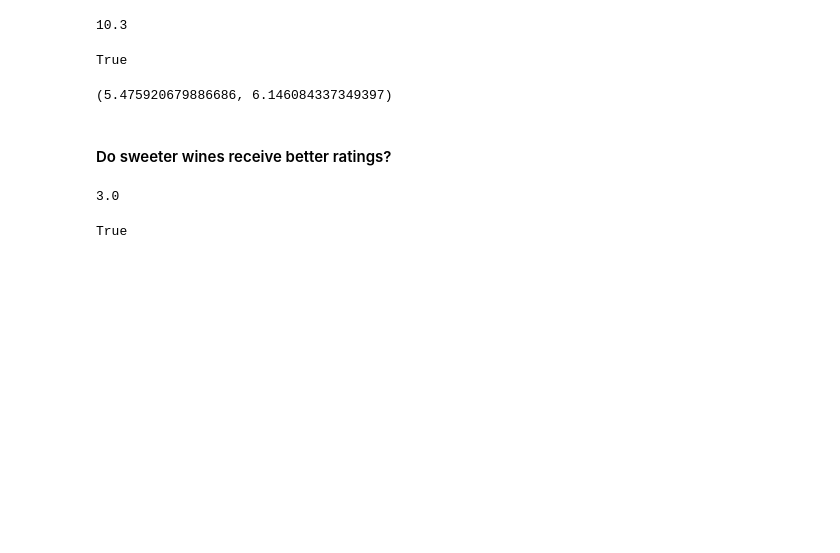
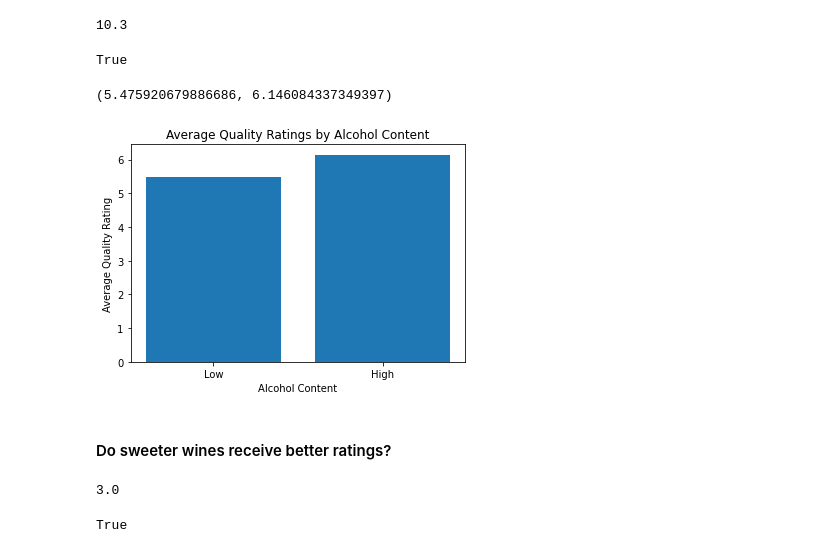
Before and after one commit to viniciuscavalcante1/udacity-data-analyst-nanodegree, a Jupyter notebook: 02-introduction-to-data-analysis/03-the-data-analysis-process-case-study-1/notebook.ipynb, the cells around one changed output. Saved outputs shown, nothing was run; the diff lists cells and outputs as text; code cells hidden in the pictures; blank space fills up the shorter version.

Commit message:
Add new charts

```diff
--- a/02-introduction-to-data-analysis/03-the-data-analysis-process-case-study-1/notebook.ipynb
+++ b/02-introduction-to-data-analysis/03-the-data-analysis-process-case-study-1/notebook.ipynb
@@ -316,6 +318,17 @@ True
 low_alcohol.quality.mean(), high_alcohol.quality.mean()
 # %% [output]
 (5.475920679886686, 6.146084337349397)
+# %%
+# Create a bar chart
+locations = [1, 2]
+heights = [low_alcohol.quality.mean(), high_alcohol.quality.mean()]
+labels = ['Low', 'High']
+plt.bar(locations, heights, tick_label=labels)
+plt.title('Average Quality Ratings by Alcohol Content')
+plt.xlabel('Alcohol Content')
+plt.ylabel('Average Quality Rating');
+# %% [output]
+[figure, added]
 # %% [markdown]
 #### Do sweeter wines receive better ratings?
 # %%
```
Also changed, not shown: parts of 8 cells of this notebook.
